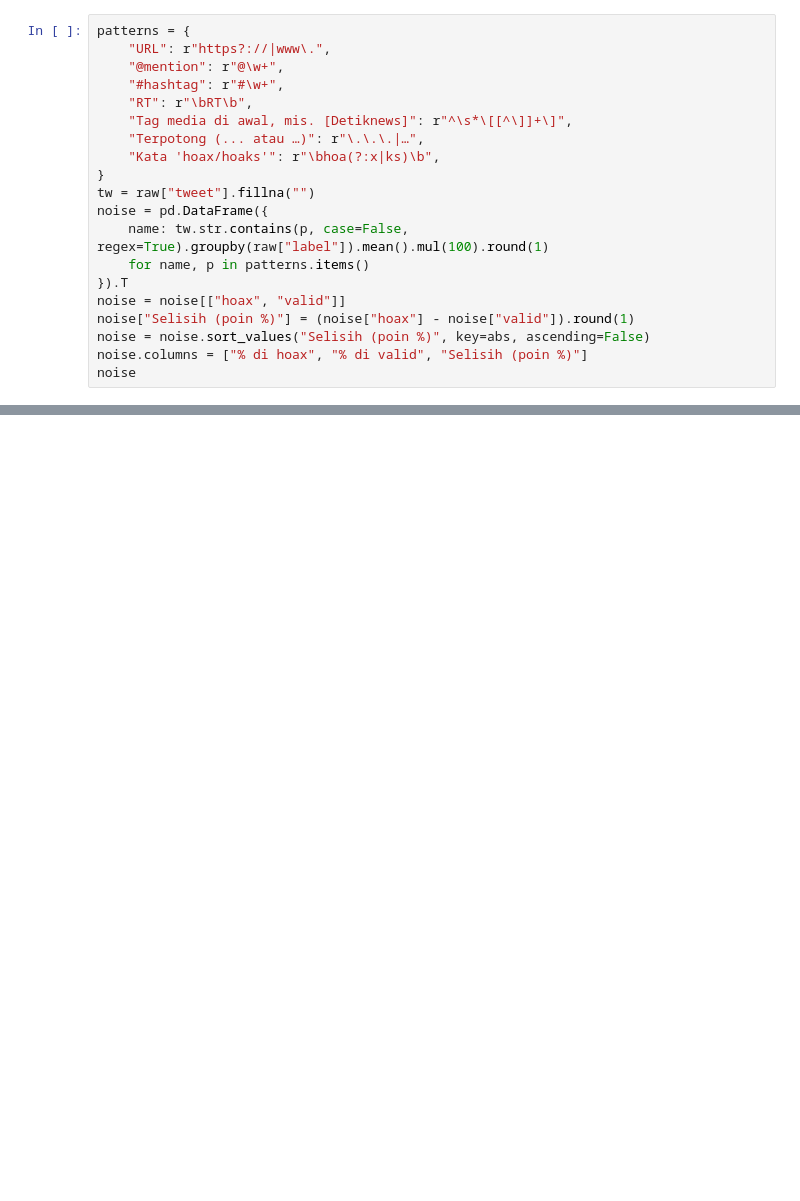
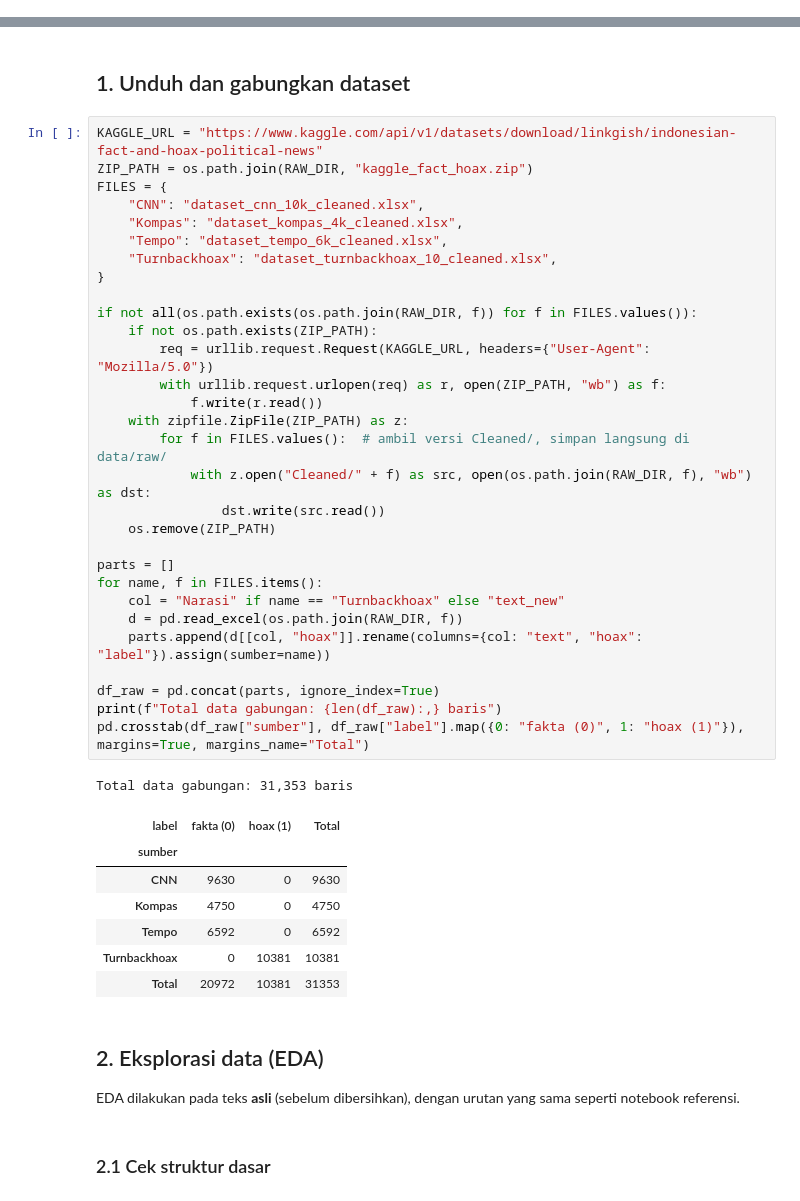
Before and after one commit to sheva0410/ProjectKelompok4PI, a Jupyter notebook: Notebook/ML_preprocessing.ipynb, the cells around one changed output, grey strips where cells are left out. Drawn from its saved outputs; the diff is of its cells as text; blank space fills up the shorter version.

```diff
--- a/Notebook/ML_preprocessing.ipynb
+++ b/Notebook/ML_preprocessing.ipynb
@@ -113,20 +0,0 @@ Skornya terlihat bagus di dataset ini, tetapi gagal saat menilai berita sungguha
-# %%
-patterns = {
-    "URL": r"https?://|www\.",
-    "@mention": r"@\w+",
-    "#hashtag": r"#\w+",
-    "RT": r"\bRT\b",
-    "Tag media di awal, mis. [Detiknews]": r"^\s*\[[^\]]+\]",
-    "Terpotong (... atau …)": r"\.\.\.|…",
-    "Kata 'hoax/hoaks'": r"\bhoa(?:x|ks)\b",
-}
-tw = raw["tweet"].fillna("")
-noise = pd.DataFrame({
-    name: tw.str.contains(p, case=False, regex=True).groupby(raw["label"]).mean().mul(100).round(1)
-    for name, p in patterns.items()
-}).T
-noise = noise[["hoax", "valid"]]
-noise["Selisih (poin %)"] = (noise["hoax"] - noise["valid"]).round(1)
-noise = noise.sort_values("Selisih (poin %)", key=abs, ascending=False)
-noise.columns = ["% di hoax", "% di valid", "Selisih (poin %)"]
-noise
@@ -401,0 +36,46 @@ unlabeled[["topik", "tweet"]].to_csv(os.path.join(OUT_DIR, "unlabeled.csv"), ind
+# %% [markdown]
+## 1. Unduh dan gabungkan dataset
+# %%
+KAGGLE_URL = "https://www.kaggle.com/api/v1/datasets/download/linkgish/indonesian-fact-and-hoax-political-news"
+ZIP_PATH = os.path.join(RAW_DIR, "kaggle_fact_hoax.zip")
+FILES = {
+    "CNN": "dataset_cnn_10k_cleaned.xlsx",
+    "Kompas": "dataset_kompas_4k_cleaned.xlsx",
+    "Tempo": "dataset_tempo_6k_cleaned.xlsx",
+    "Turnbackhoax": "dataset_turnbackhoax_10_cleaned.xlsx",
+}
+
+if not all(os.path.exists(os.path.join(RAW_DIR, f)) for f in FILES.values()):
+    if not os.path.exists(ZIP_PATH):
+        req = urllib.request.Request(KAGGLE_URL, headers={"User-Agent": "Mozilla/5.0"})
+        with urllib.request.urlopen(req) as r, open(ZIP_PATH, "wb") as f:
+            f.write(r.read())
+    with zipfile.ZipFile(ZIP_PATH) as z:
+        for f in FILES.values():  # ambil versi Cleaned/, simpan langsung di data/raw/
+            with z.open("Cleaned/" + f) as src, open(os.path.join(RAW_DIR, f), "wb") as dst:
+                dst.write(src.read())
+    os.remove(ZIP_PATH)
+
+parts = []
+for name, f in FILES.items():
+    col = "Narasi" if name == "Turnbackhoax" else "text_new"
+    d = pd.read_excel(os.path.join(RAW_DIR, f))
+    parts.append(d[[col, "hoax"]].rename(columns={col: "text", "hoax": "label"}).assign(sumber=name))
+
+df_raw = pd.concat(parts, ignore_index=True)
+print(f"Total data gabungan: {len(df_raw):,} baris")
+pd.crosstab(df_raw["sumber"], df_raw["label"].map({0: "fakta (0)", 1: "hoax (1)"}), margins=True, margins_name="Total")
+# %% [output]
+Total data gabungan: 31,353 baris
+| label | fakta (0) | hoax (1) | Total |
+| sumber |  |  |  |
+| CNN | 9630 | 0 | 9630 |
+| Kompas | 4750 | 0 | 4750 |
+| Tempo | 6592 | 0 | 6592 |
+| Turnbackhoax | 0 | 10381 | 10381 |
+| Total | 20972 | 10381 | 31353 |
+# %% [markdown]
+## 2. Eksplorasi data (EDA)
+EDA dilakukan pada teks **asli** (sebelum dibersihkan), dengan urutan yang sama seperti notebook referensi.
+# %% [markdown]
+### 2.1 Cek struktur dasar
```
Also changed, not shown: parts of 64 cells of this notebook.
